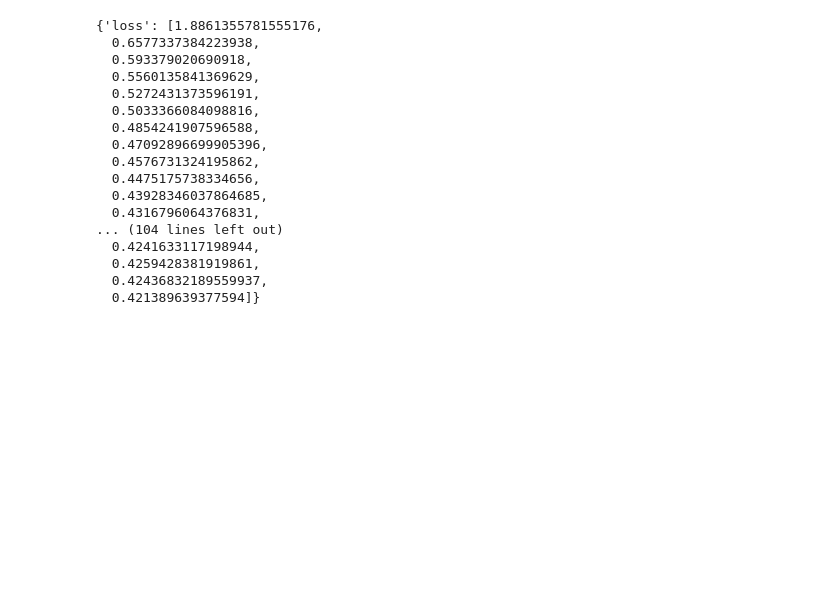
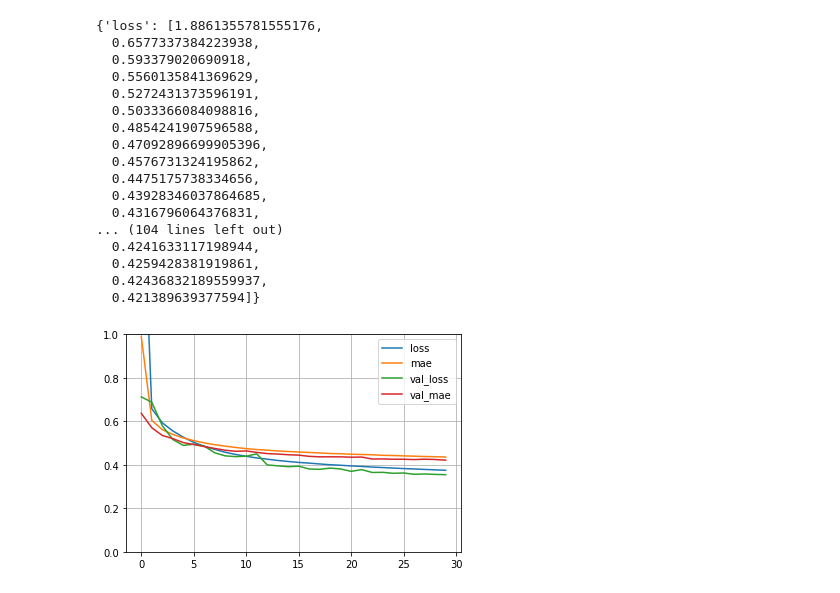
Before and after one commit to anmol0720/Building-ANN-using-Keras, a Jupyter notebook: ANN.ipynb, the cells around one changed output. Saved outputs shown, nothing was run; the diff lists cells and outputs as text; code cells hidden in the pictures; blank space fills up the shorter version.

Commit message:
Final Visualization

```diff
--- a/ANN.ipynb
+++ b/ANN.ipynb
@@ -105,3 +105,10 @@ model_history.history
   0.4259428381919861,
   0.42436832189559937,
   0.421389639377594]}
+# %%
+pd.DataFrame(model_history.history).plot()
+plt.grid(True)
+plt.gca().set_ylim(0,1)
+plt.show()
+# %% [output]
+[figure, added]
```
